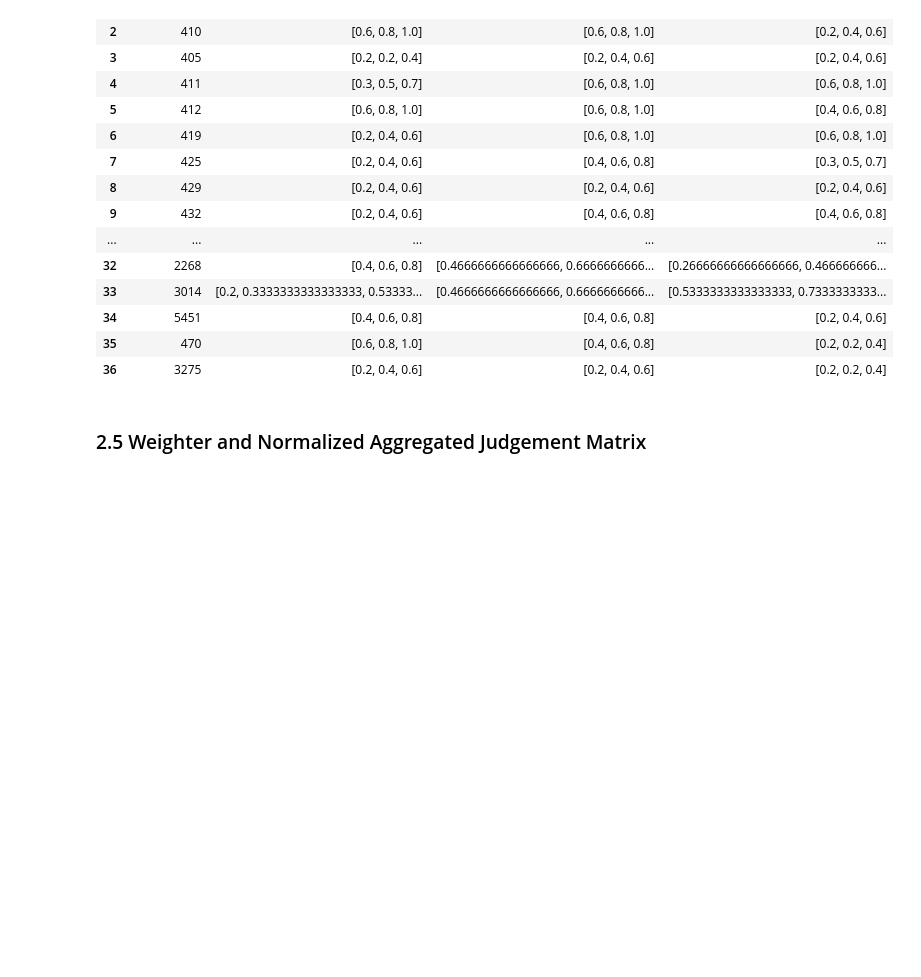
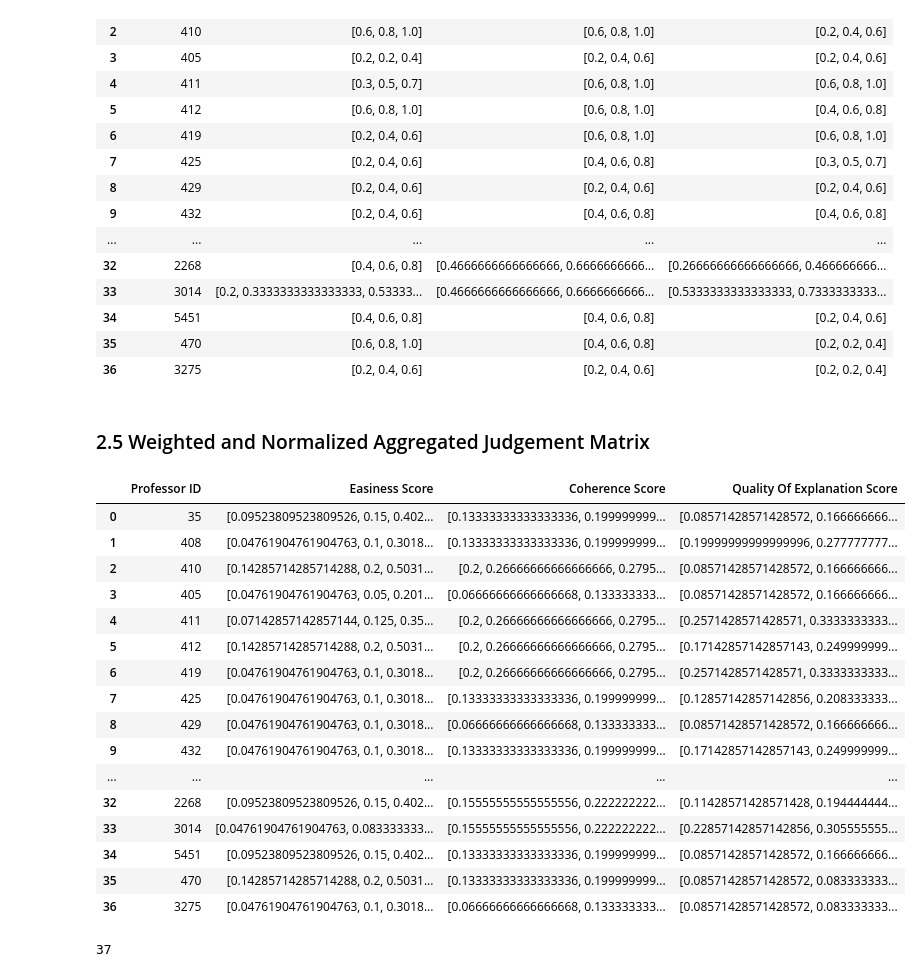
Before and after one commit to Pedro4064/MCDM-Fuzzy---GDE, a Jupyter notebook: src/fuzzy_analysis.ipynb, the cells around one changed output. Drawn from its saved outputs; the diff is of its cells as text; code cells hidden in the pictures; blank space fills up the shorter version.

```diff
--- a/src/fuzzy_analysis.ipynb
+++ b/src/fuzzy_analysis.ipynb
@@ -196,4 +196,38 @@ professors_scores_fuzzy_aggregation_df
 | 35 | 470 | [0.6, 0.8, 1.0] | [0.4, 0.6, 0.8] | [0.2, 0.2, 0.4] |
 | 36 | 3275 | [0.2, 0.4, 0.6] | [0.2, 0.4, 0.6] | [0.2, 0.2, 0.4] |
 # %% [markdown]
-### 2.5 Weighter and Normalized Aggregated Judgement Matrix
+### 2.5 Weighted and Normalized Aggregated Judgement Matrix
+# %%
+weighted_professors_scores = professors_scores_fuzzy_aggregation_df.copy()
+
+for criteria in ['Coherence Score', 'Easiness Score', 'Quality Of Explanation Score']:
+    fuzzy_weight = np.stack(decision_makers_aggregated_optinions_df.loc[criteria])
+    criteria_matrix = np.stack(professors_scores_fuzzy_aggregation_df[criteria])
+    weighted_criteria_matrix = np.multiply(criteria_matrix, fuzzy_weight)
+
+    for row_index, value in enumerate(weighted_criteria_matrix):
+        weighted_professors_scores.at[row_index, criteria] = value
+# %%
+weighted_professors_scores
+# %% [output]
+|  | Professor ID | Easiness Score | Coherence Score | Quality Of Explanation Score |
+| 0 | 35 | [0.09523809523809526, 0.15, 0.402... | [0.13333333333333336, 0.199999999... | [0.08571428571428572, 0.166666666... |
+| 1 | 408 | [0.04761904761904763, 0.1, 0.3018... | [0.13333333333333336, 0.199999999... | [0.19999999999999996, 0.277777777... |
+| 2 | 410 | [0.14285714285714288, 0.2, 0.5031... | [0.2, 0.26666666666666666, 0.2795... | [0.08571428571428572, 0.166666666... |
+| 3 | 405 | [0.04761904761904763, 0.05, 0.201... | [0.06666666666666668, 0.133333333... | [0.08571428571428572, 0.166666666... |
+| 4 | 411 | [0.07142857142857144, 0.125, 0.35... | [0.2, 0.26666666666666666, 0.2795... | [0.2571428571428571, 0.3333333333... |
+| 5 | 412 | [0.14285714285714288, 0.2, 0.5031... | [0.2, 0.26666666666666666, 0.2795... | [0.17142857142857143, 0.249999999... |
+| 6 | 419 | [0.04761904761904763, 0.1, 0.3018... | [0.2, 0.26666666666666666, 0.2795... | [0.2571428571428571, 0.3333333333... |
+| 7 | 425 | [0.04761904761904763, 0.1, 0.3018... | [0.13333333333333336, 0.199999999... | [0.12857142857142856, 0.208333333... |
+| 8 | 429 | [0.04761904761904763, 0.1, 0.3018... | [0.06666666666666668, 0.133333333... | [0.08571428571428572, 0.166666666... |
+| 9 | 432 | [0.04761904761904763, 0.1, 0.3018... | [0.13333333333333336, 0.199999999... | [0.17142857142857143, 0.249999999... |
+| ... | ... | ... | ... | ... |
+| 32 | 2268 | [0.09523809523809526, 0.15, 0.402... | [0.15555555555555556, 0.222222222... | [0.11428571428571428, 0.194444444... |
+| 33 | 3014 | [0.04761904761904763, 0.083333333... | [0.15555555555555556, 0.222222222... | [0.22857142857142856, 0.305555555... |
+| 34 | 5451 | [0.09523809523809526, 0.15, 0.402... | [0.13333333333333336, 0.199999999... | [0.08571428571428572, 0.166666666... |
+| 35 | 470 | [0.14285714285714288, 0.2, 0.5031... | [0.13333333333333336, 0.199999999... | [0.08571428571428572, 0.083333333... |
+| 36 | 3275 | [0.04761904761904763, 0.1, 0.3018... | [0.06666666666666668, 0.133333333... | [0.08571428571428572, 0.083333333... |
+# %%
+weighted_professors_scores.shape[0]
+# %% [output]
+37
```
Also changed, not shown: parts of 2 cells of this notebook.
